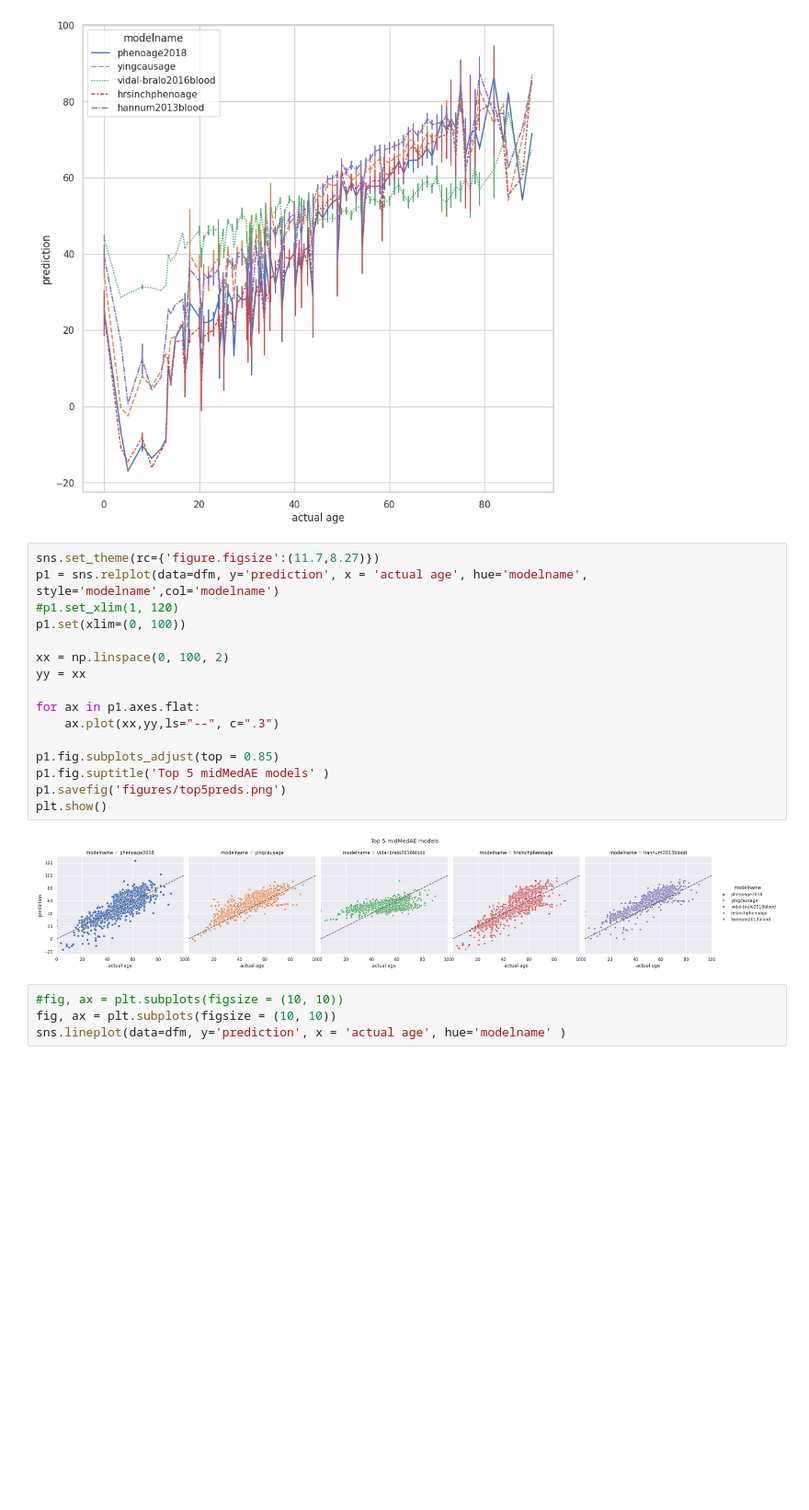
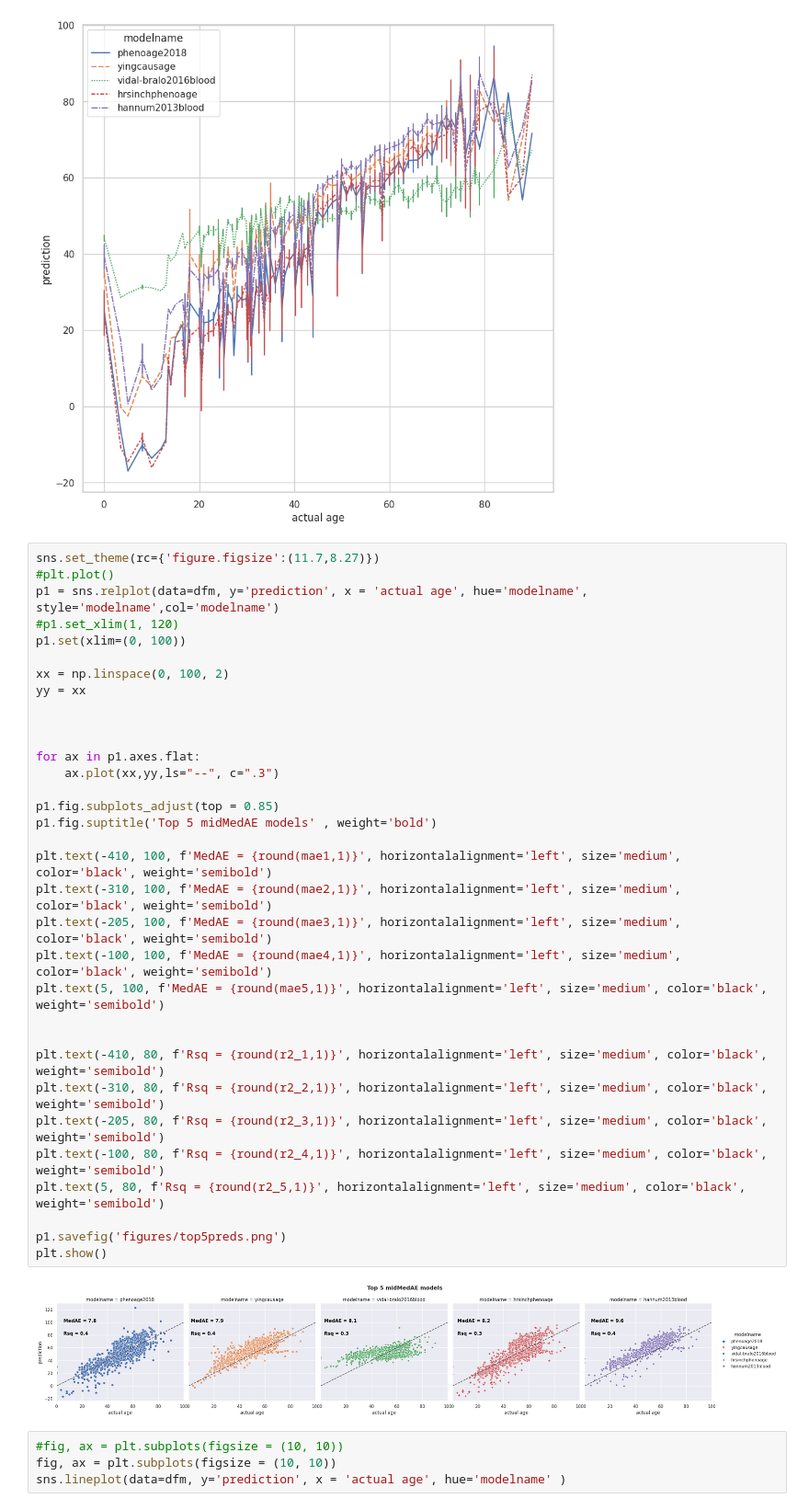
Before and after one commit to ComputationalAgingLab/ComputAge, a Jupyter notebook: lin_models_estimation.ipynb, the cells around one changed output. Shown at 92% size. Drawn from its saved outputs; the diff is of its cells as text; blank space fills up the shorter version.

Commit message:
figures

```diff
--- a/lin_models_estimation.ipynb
+++ b/lin_models_estimation.ipynb
@@ -176,22 +188,39 @@ sns.lineplot(data=dfm, y='prediction', x = 'actual age', hue='modelname' , style
 [figure]
 # %%
 sns.set_theme(rc={'figure.figsize':(11.7,8.27)})
+#plt.plot()
 p1 = sns.relplot(data=dfm, y='prediction', x = 'actual age', hue='modelname', style='modelname',col='modelname')
 #p1.set_xlim(1, 120)
 p1.set(xlim=(0, 100))
 
 xx = np.linspace(0, 100, 2)
 yy = xx
 
+
+
 for ax in p1.axes.flat:
     ax.plot(xx,yy,ls="--", c=".3")
 
 p1.fig.subplots_adjust(top = 0.85)
-p1.fig.suptitle('Top 5 midMedAE models' )
+p1.fig.suptitle('Top 5 midMedAE models' , weight='bold')
+
+plt.text(-410, 100, f'MedAE = {round(mae1,1)}', horizontalalignment='left', size='medium', color='black', weight='semibold')
+plt.text(-310, 100, f'MedAE = {round(mae2,1)}', horizontalalignment='left', size='medium', color='black', weight='semibold')
+plt.text(-205, 100, f'MedAE = {round(mae3,1)}', horizontalalignment='left', size='medium', color='black', weight='semibold')
+plt.text(-100, 100, f'MedAE = {round(mae4,1)}', horizontalalignment='left', size='medium', color='black', weight='semibold')
+plt.text(5, 100, f'MedAE = {round(mae5,1)}', horizontalalignment='left', size='medium', color='black', weight='semibold')
+
+
+plt.text(-410, 80, f'Rsq = {round(r2_1,1)}', horizontalalignment='left', size='medium', color='black', weight='semibold')
+plt.text(-310, 80, f'Rsq = {round(r2_2,1)}', horizontalalignment='left', size='medium', color='black', weight='semibold')
+plt.text(-205, 80, f'Rsq = {round(r2_3,1)}', horizontalalignment='left', size='medium', color='black', weight='semibold')
+plt.text(-100, 80, f'Rsq = {round(r2_4,1)}', horizontalalignment='left', size='medium', color='black', weight='semibold')
+plt.text(5, 80, f'Rsq = {round(r2_5,1)}', horizontalalignment='left', size='medium', color='black', weight='semibold')
+
 p1.savefig('figures/top5preds.png')
 plt.show()
 # %% [output]
-[figure, old version]
+[figure, new version]
 # %%
 #fig, ax = plt.subplots(figsize = (10, 10))
 fig, ax = plt.subplots(figsize = (10, 10))
```
Also changed, not shown: parts of 1 cell of this notebook, 1 other file.
